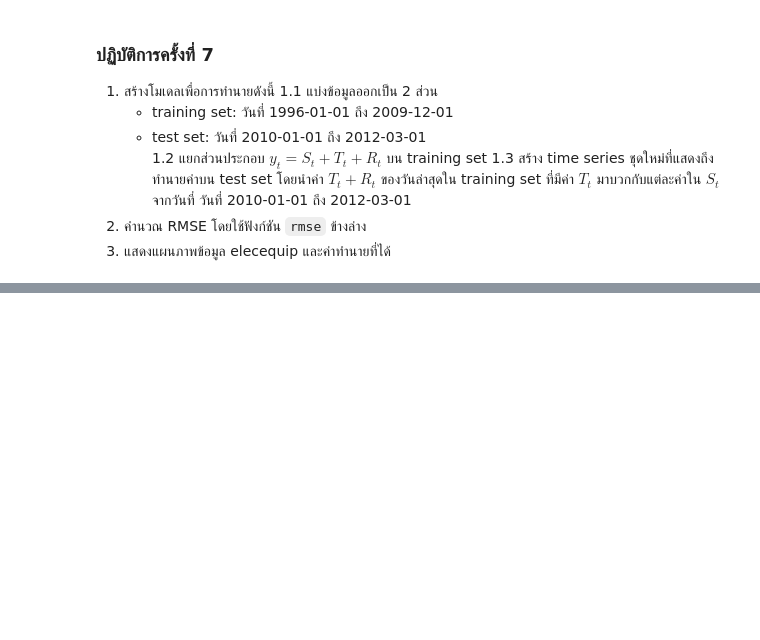
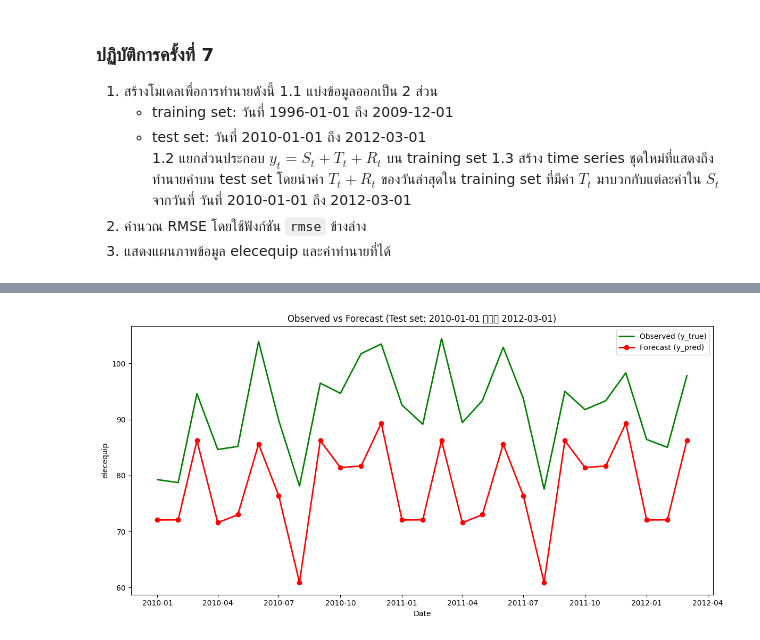
Before and after one commit to Pandatoey/LAB229351, a Jupyter notebook: สำเนาของ_229351_LAB09.ipynb, the cells around one changed output, grey strips where cells are left out. Cells and saved outputs as stored; diff of their text form; code cells hidden in the pictures; blank space fills up the shorter version.

```diff
--- a/สำเนาของ_229351_LAB09.ipynb
+++ b/สำเนาของ_229351_LAB09.ipynb
@@ -213,0 +273,19 @@ ax = ts_new.plot(marker='o', color='black', figsize=(20,8))
+# %%
+import matplotlib.pyplot as plt
+
+plt.figure(figsize=(12,6))
+
+# ข้อมูลจริงช่วง test
+plt.plot(test.index, test, label="Observed (y_true)", color="green", linewidth=2)
+
+# ค่าทำนายช่วง test
+plt.plot(y_pred.index, y_pred, label="Forecast (y_pred)", color="red", linewidth=2, marker='o')
+
+plt.title("Observed vs Forecast (Test set: 2010-01-01 ถึง 2012-03-01)")
+plt.xlabel("Date")
+plt.ylabel("elecequip")
+plt.legend()
+plt.tight_layout()
+plt.show()
+# %% [output]
+[figure, added]
```
Also changed, not shown: parts of 13 cells of this notebook.
